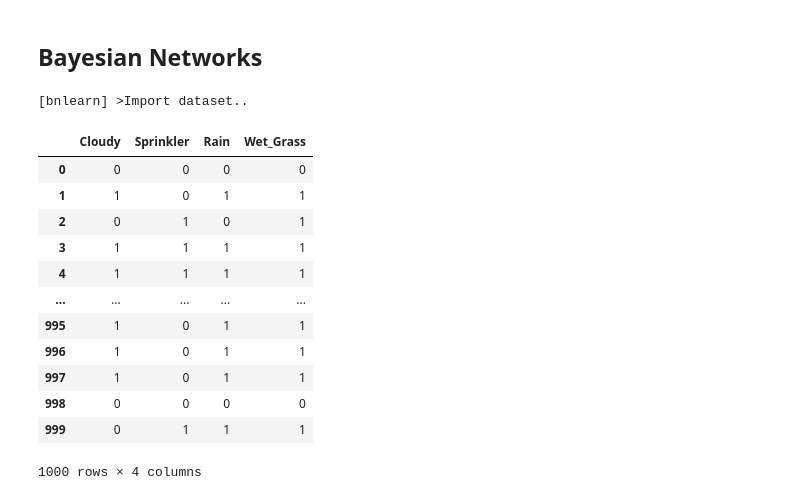
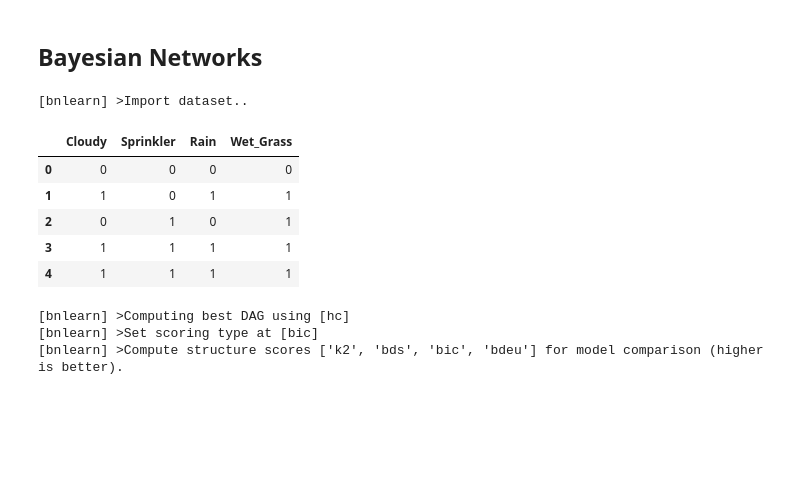
Before and after one commit to hublun/Stan, a Jupyter notebook: bnlearn/bn.ipynb, the cells around one changed output. Saved outputs shown, nothing was run; the diff lists cells and outputs as text; code cells hidden in the pictures; blank space fills up the shorter version.

```diff
--- a/bnlearn/bn.ipynb
+++ b/bnlearn/bn.ipynb
@@ -2,20 +2,22 @@
 ## Bayesian Networks
 # %%
 import bnlearn as bn
-# %%
-bn.import_example()
-# %% [output]
-[bnlearn] >Import dataset..
-|  | Cloudy | Sprinkler | Rain | Wet_Grass |
-| 0 | 0 | 0 | 0 | 0 |
-| 1 | 1 | 0 | 1 | 1 |
-| 2 | 0 | 1 | 0 | 1 |
-| 3 | 1 | 1 | 1 | 1 |
-| 4 | 1 | 1 | 1 | 1 |
-| ... | ... | ... | ... | ... |
-| 995 | 1 | 0 | 1 | 1 |
-| 996 | 1 | 0 | 1 | 1 |
-| 997 | 1 | 0 | 1 | 1 |
-| 998 | 0 | 0 | 0 | 0 |
-| 999 | 0 | 1 | 1 | 1 |
-1000 rows × 4 columns
+# %%
+df = bn.import_example()
+# %% [output]
+[bnlearn] >Import dataset..
+# %%
+df.head()
+# %% [output]
+|  | Cloudy | Sprinkler | Rain | Wet_Grass |
+| 0 | 0 | 0 | 0 | 0 |
+| 1 | 1 | 0 | 1 | 1 |
+| 2 | 0 | 1 | 0 | 1 |
+| 3 | 1 | 1 | 1 | 1 |
+| 4 | 1 | 1 | 1 | 1 |
+# %%
+model = bn.structure_learning.fit(df)
+# %% [output]
+[bnlearn] >Computing best DAG using [hc]
+[bnlearn] >Set scoring type at [bic]
+[bnlearn] >Compute structure scores ['k2', 'bds', 'bic', 'bdeu'] for model comparison (higher is better).
```
Also changed, not shown: parts of 1 cell of this notebook.
